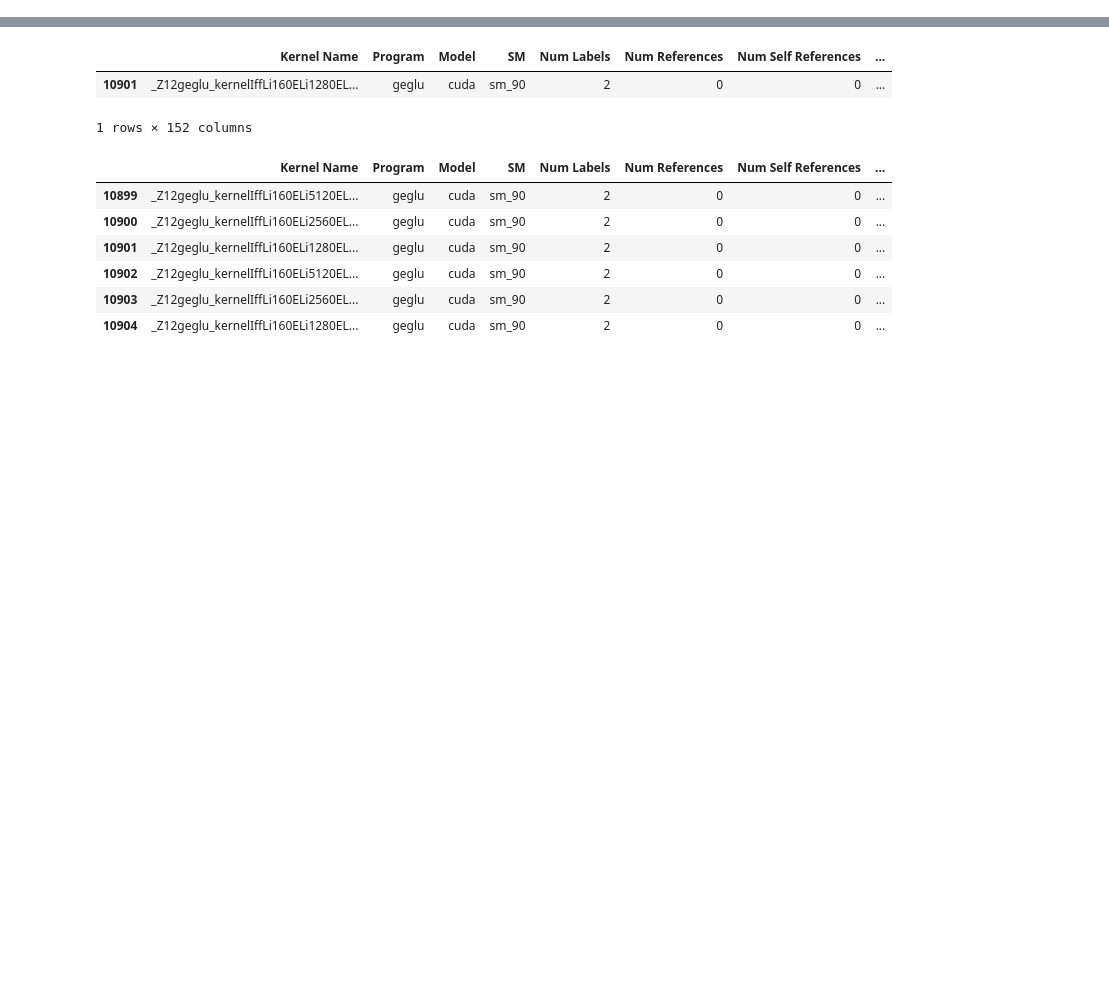
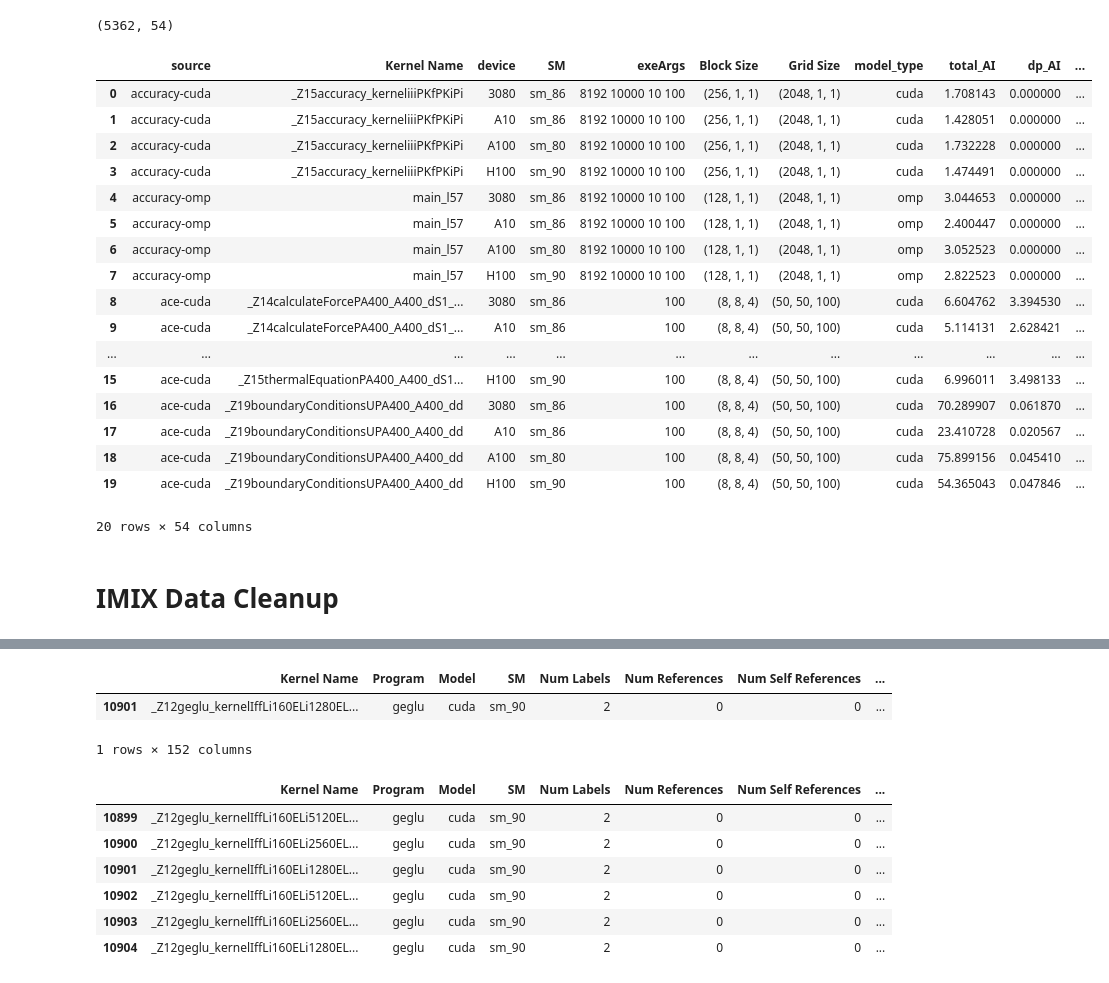
Before and after one commit to FLOPBench/SC26FLOPBench, a Jupyter notebook: cuda-profiling/collected-data/add_imix_data_to_perf_cntr_data.ipynb, the cells around one changed output, grey strips where cells are left out. Saved outputs shown, nothing was run; the diff lists cells and outputs as text; code cells hidden in the pictures; blank space fills up the shorter version.

```diff
--- a/cuda-profiling/collected-data/add_imix_data_to_perf_cntr_data.ipynb
+++ b/cuda-profiling/collected-data/add_imix_data_to_perf_cntr_data.ipynb
@@ -97,3 +413,34 @@ display(df[all_cols].head(10))
+# %%
+# let's average out the samples for each kernel
+avrgd_df = condensed_df.groupby(['source', 'Kernel Name', 'device', 'SM', 'exeArgs', 'Block Size', 'Grid Size', 'model_type']).mean().reset_index()
+
+# drop the "sample" column since it's no longer relevant after averaging
+avrgd_df = avrgd_df.drop(columns=['sample'])
+
+print(avrgd_df.shape)
+display(avrgd_df.head(20))
+# %% [output]
+(5362, 54)
+|  | source | Kernel Name | device | SM | exeArgs | Block Size | Grid Size | model_type | total_AI | dp_AI | ... |
+| 0 | accuracy-cuda | _Z15accuracy_kerneliiiPKfPKiPi | 3080 | sm_86 | 8192 10000 10 100 | (256, 1, 1) | (2048, 1, 1) | cuda | 1.708143 | 0.000000 | ... |
+| 1 | accuracy-cuda | _Z15accuracy_kerneliiiPKfPKiPi | A10 | sm_86 | 8192 10000 10 100 | (256, 1, 1) | (2048, 1, 1) | cuda | 1.428051 | 0.000000 | ... |
+| 2 | accuracy-cuda | _Z15accuracy_kerneliiiPKfPKiPi | A100 | sm_80 | 8192 10000 10 100 | (256, 1, 1) | (2048, 1, 1) | cuda | 1.732228 | 0.000000 | ... |
+| 3 | accuracy-cuda | _Z15accuracy_kerneliiiPKfPKiPi | H100 | sm_90 | 8192 10000 10 100 | (256, 1, 1) | (2048, 1, 1) | cuda | 1.474491 | 0.000000 | ... |
+| 4 | accuracy-omp | main_l57 | 3080 | sm_86 | 8192 10000 10 100 | (128, 1, 1) | (2048, 1, 1) | omp | 3.044653 | 0.000000 | ... |
+| 5 | accuracy-omp | main_l57 | A10 | sm_86 | 8192 10000 10 100 | (128, 1, 1) | (2048, 1, 1) | omp | 2.400447 | 0.000000 | ... |
+| 6 | accuracy-omp | main_l57 | A100 | sm_80 | 8192 10000 10 100 | (128, 1, 1) | (2048, 1, 1) | omp | 3.052523 | 0.000000 | ... |
+| 7 | accuracy-omp | main_l57 | H100 | sm_90 | 8192 10000 10 100 | (128, 1, 1) | (2048, 1, 1) | omp | 2.822523 | 0.000000 | ... |
+| 8 | ace-cuda | _Z14calculateForcePA400_A400_dS1_... | 3080 | sm_86 | 100 | (8, 8, 4) | (50, 50, 100) | cuda | 6.604762 | 3.394530 | ... |
+| 9 | ace-cuda | _Z14calculateForcePA400_A400_dS1_... | A10 | sm_86 | 100 | (8, 8, 4) | (50, 50, 100) | cuda | 5.114131 | 2.628421 | ... |
+| ... | ... | ... | ... | ... | ... | ... | ... | ... | ... | ... | ... |
+| 15 | ace-cuda | _Z15thermalEquationPA400_A400_dS1... | H100 | sm_90 | 100 | (8, 8, 4) | (50, 50, 100) | cuda | 6.996011 | 3.498133 | ... |
+| 16 | ace-cuda | _Z19boundaryConditionsUPA400_A400_dd | 3080 | sm_86 | 100 | (8, 8, 4) | (50, 50, 100) | cuda | 70.289907 | 0.061870 | ... |
+| 17 | ace-cuda | _Z19boundaryConditionsUPA400_A400_dd | A10 | sm_86 | 100 | (8, 8, 4) | (50, 50, 100) | cuda | 23.410728 | 0.020567 | ... |
+| 18 | ace-cuda | _Z19boundaryConditionsUPA400_A400_dd | A100 | sm_80 | 100 | (8, 8, 4) | (50, 50, 100) | cuda | 75.899156 | 0.045410 | ... |
+| 19 | ace-cuda | _Z19boundaryConditionsUPA400_A400_dd | H100 | sm_90 | 100 | (8, 8, 4) | (50, 50, 100) | cuda | 54.365043 | 0.047846 | ... |
+20 rows × 54 columns
+# %% [markdown]
+# IMIX Data Cleanup
 # %%
 sass = pd.read_csv('imix_data.csv', low_memory=False)
 print(sass.shape)
```
Also changed, not shown: parts of 25 cells of this notebook, 3 other files.
